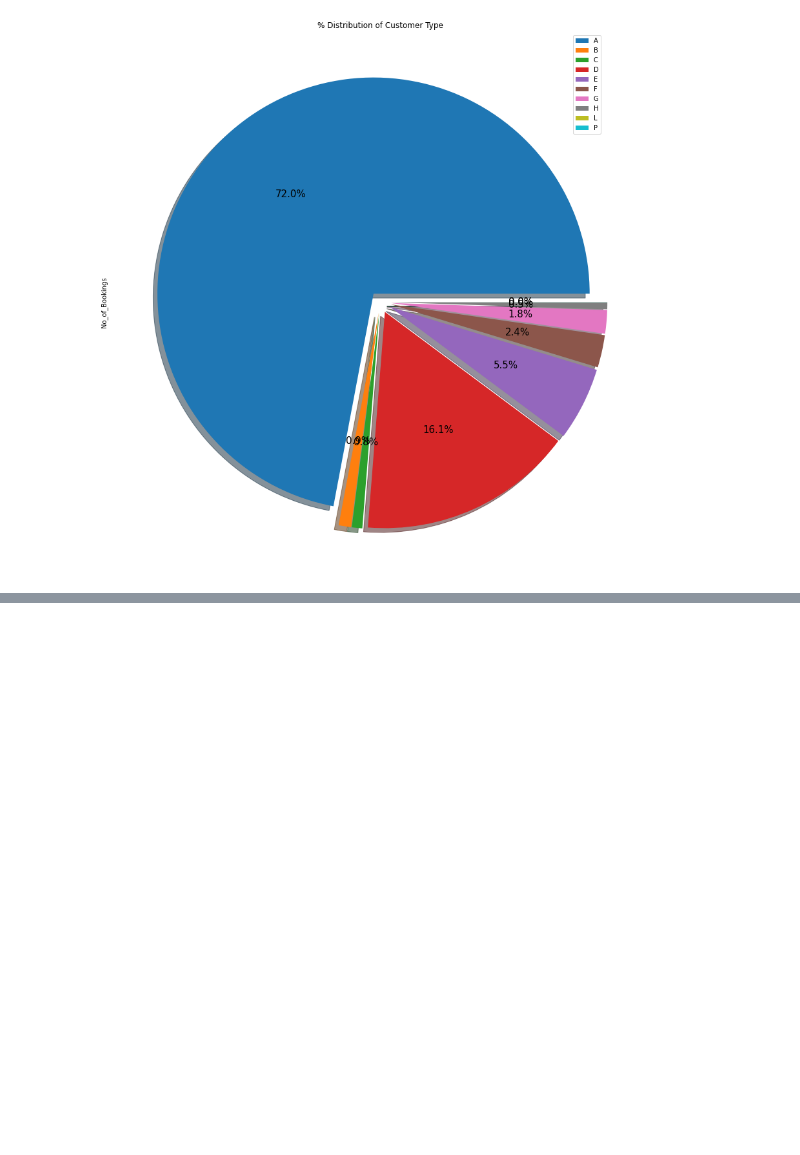
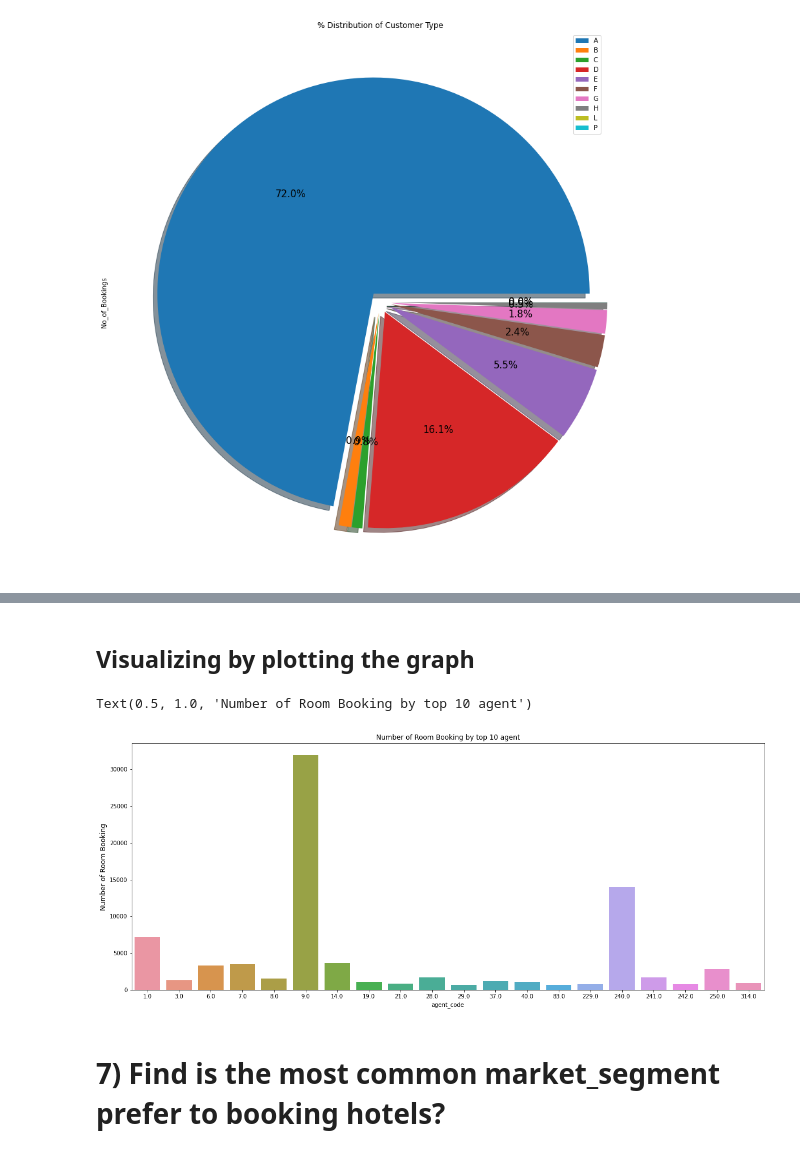
Before and after one commit to kuresh02/Hotel_Booking_EDA, a Jupyter notebook: Copy_of_Hotel_Booking_Analysis_Capstone_Project.ipynb, the cells around one changed output, grey strips where cells are left out. Saved outputs shown, nothing was run; the diff lists cells and outputs as text; code cells hidden in the pictures; blank space fills up the shorter version.

```diff
--- a/Copy_of_Hotel_Booking_Analysis_Capstone_Project.ipynb
+++ b/Copy_of_Hotel_Booking_Analysis_Capstone_Project.ipynb
@@ -405,0 +367,6 @@ plt.legend(bbox_to_anchor=(0.85, 1), loc='upper left', labels=labels1)
+# %%
+# return highest bookings made in a year
+agent_no= df_copy.groupby(['agent'])['agent'].agg({'count'}).reset_index().rename(columns={'count': "No_of_Bookings" }).sort_values(by='No_of_Bookings',ascending=False)
+# bookings made in a year
+booking_by_agent=agent_no.iloc[0:20].sort_values(by='agent',ascending=True)
+booking_by_agent
@@ -405,0 +391,14 @@ plt.legend(bbox_to_anchor=(0.85, 1), loc='upper left', labels=labels1)
+# %% [markdown]
+## Visualizing by  plotting the graph
+# %%
+# Visualizing by  plotting the graph
+plt.figure(figsize=(20,8))
+sns.barplot(x=booking_by_agent["agent"],y=booking_by_agent['No_of_Bookings'])
+plt.xlabel('agent_code')
+plt.ylabel('Number of Room Booking',fontsize=12)
+plt.title("Number of Room Booking by top 10 agent")
+# %% [output]
+Text(0.5, 1.0, 'Number of Room Booking by top 10 agent')
+[figure, added]
+# %% [markdown]
+# 7) Find is the most common market_segment prefer to booking hotels?
```
Also changed, not shown: parts of 13 cells of this notebook.
